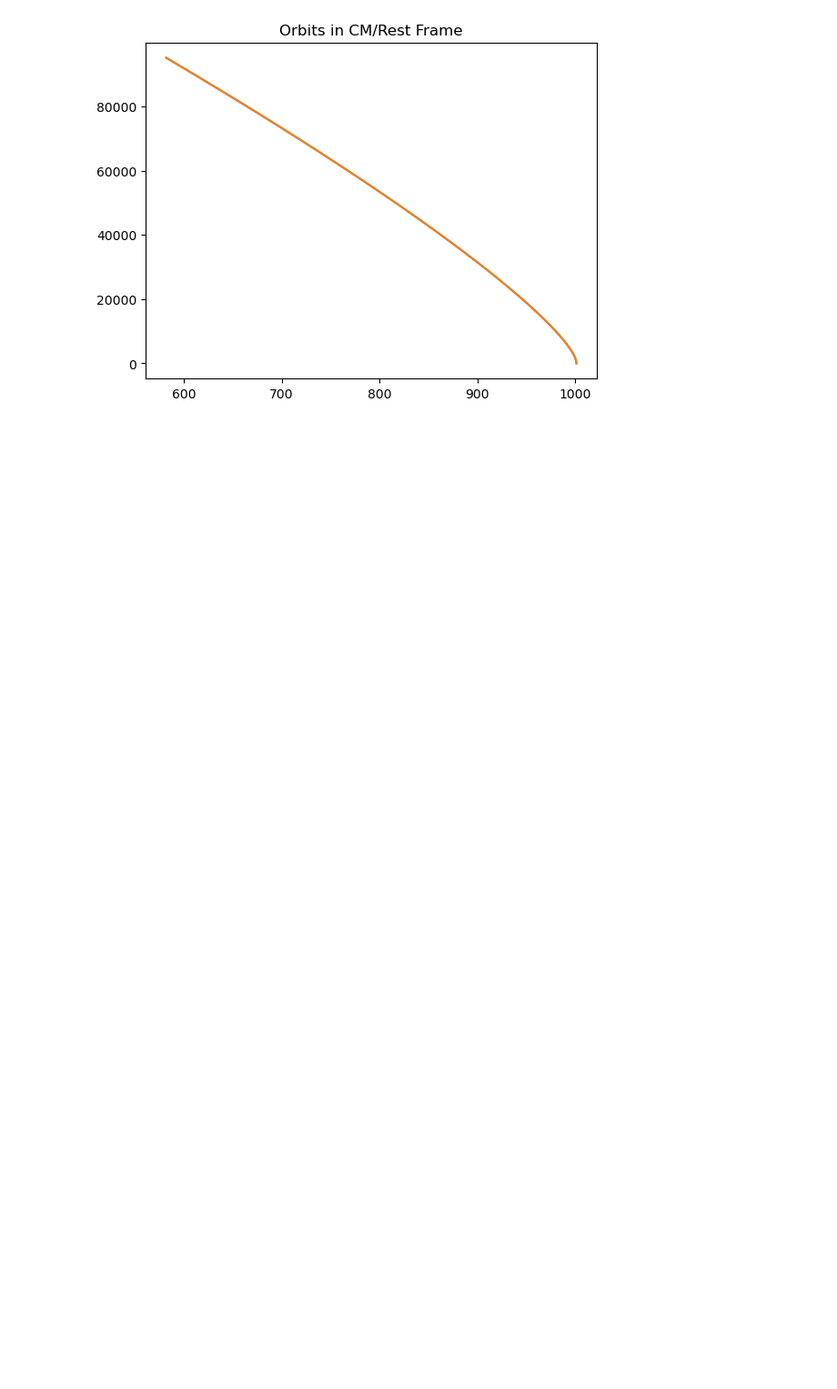
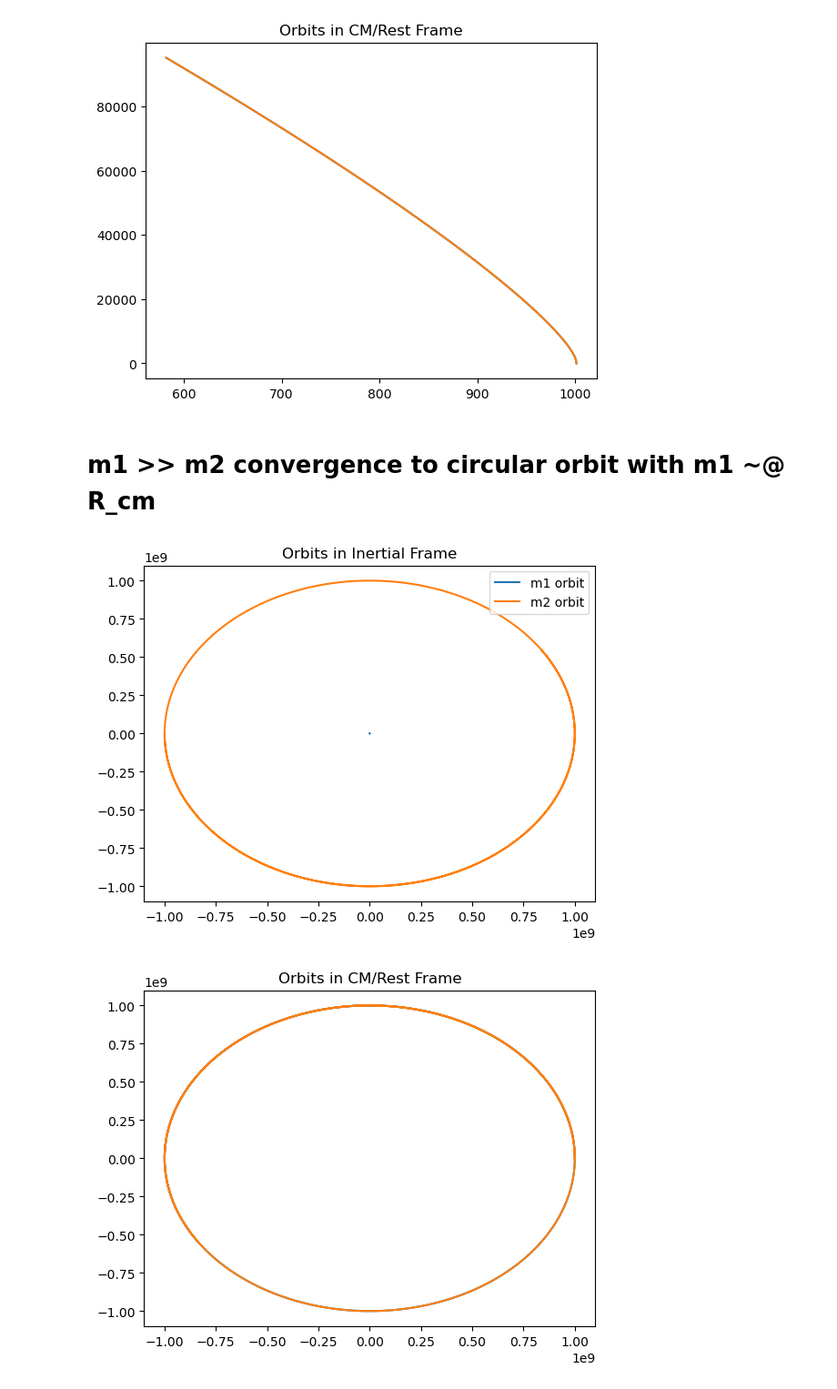
Before and after one commit to chamberlain-a11/5300_final, a Jupyter notebook: TBP.ipynb, the cells around one changed output. Shown: that part at 91% size. Drawn from its saved outputs; the diff is of its cells as text; code cells hidden in the pictures; blank space fills up the shorter version.

```diff
--- a/TBP.ipynb
+++ b/TBP.ipynb
@@ -195,3 +195,30 @@ TBP.orbits_plot(t_pts,r1_0,r2_0,v1_0,v2_0)
 # %% [output]
 [figure]
 [figure]
+# %% [markdown]
+# m1 >> m2 convergence to circular orbit with m1 ~@ R_cm
+# %%
+# initialize masses
+m1 = 1e9
+m2 = 1
+
+TBP = TwoBodyProblem(m1,m2)
+
+# Set the time interval
+t_start = 0.
+t_end = 10.
+delta_t = 0.001
+
+t_pts = np.arange(t_start, t_end+delta_t, delta_t)
+
+# set the inital conditions
+r1_0 = np.array([ 1, 0, 0])
+r2_0 = -(m1/m2) * r1_0
+v1_0 = np.array([0, 1, 0])
+v2_0 = - (m1/m2) * v1_0
+
+
+TBP.orbits_plot(t_pts,r1_0,r2_0,v1_0,v2_0)
+# %% [output]
+[figure, added]
+[figure, added]
```
Also changed, not shown: parts of 2 cells of this notebook, 1 other file.
